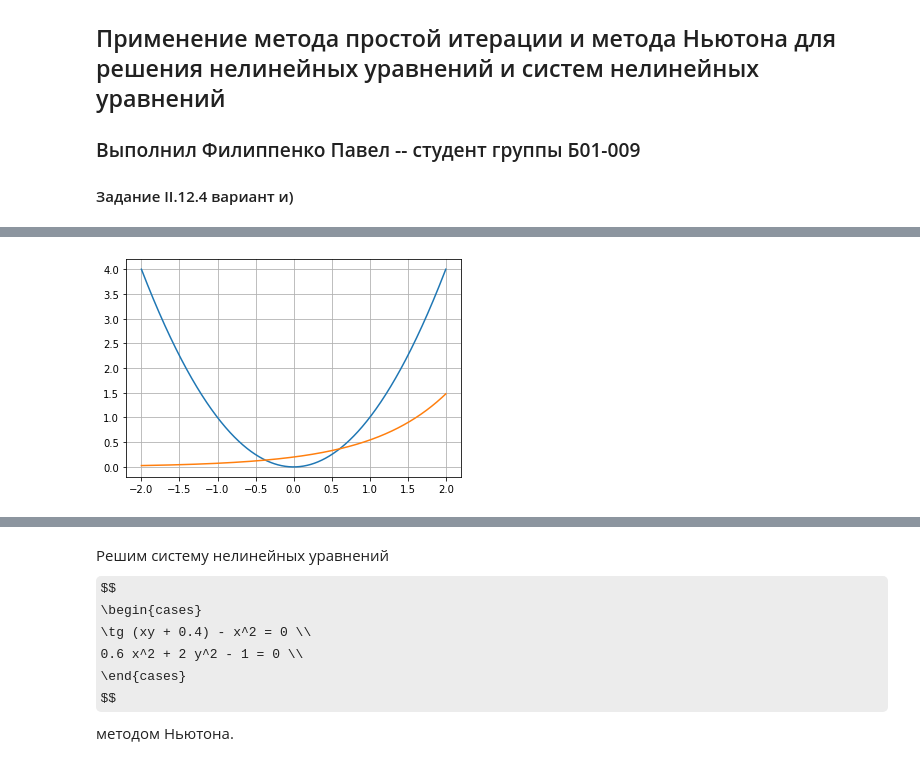
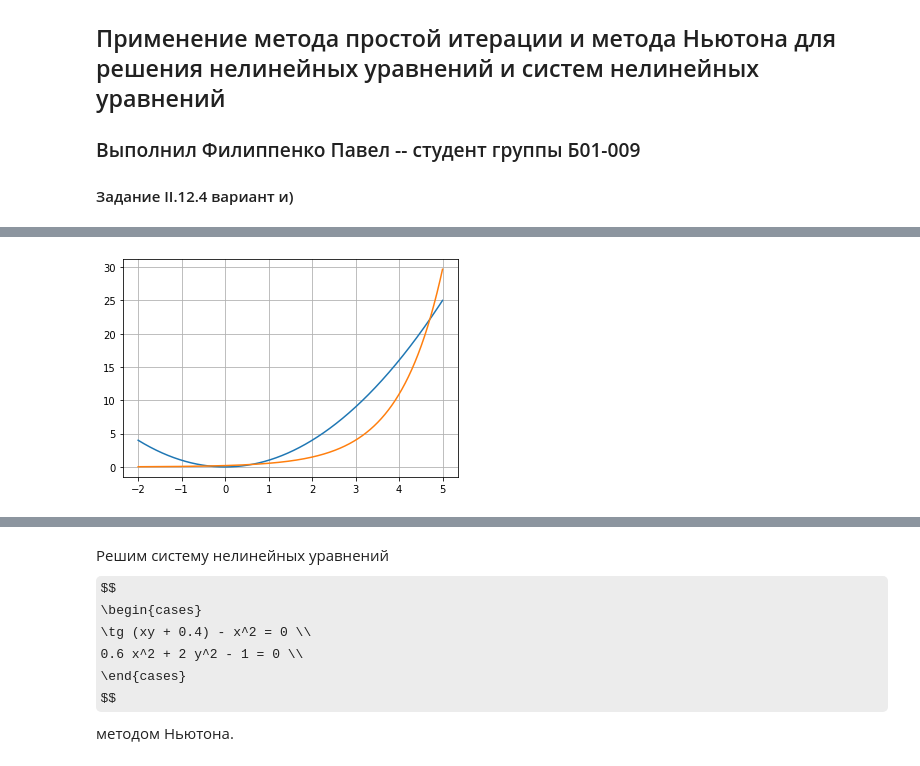
Before and after one commit to pavel-collab/comp-math, a Jupyter notebook: lab03/lab02.ipynb, the cells around one changed output, grey strips where cells are left out. Cells and saved outputs as stored; diff of their text form; code cells hidden in the pictures; some formulas as TeX source.

```diff
--- a/lab03/lab02.ipynb
+++ b/lab03/lab02.ipynb
@@ -17,10 +24,10 @@ def f(x): return x**2 - np.exp(x)/5
 # %%
-x = np.linspace(-2, 2, 1000)
+x = np.linspace(-2, 5, 10000)
 plt.plot(x, x**2)
 plt.plot(x, np.exp(x)/5)
 plt.grid()
 # %% [output]
-[figure, old version]
+[figure, new version]
 # %% [markdown]
 Для нелинейного уравнения
 $$x^2 - \frac{e^x}{5} = 0$$
```
Also changed, not shown: parts of 8 cells of this notebook.
